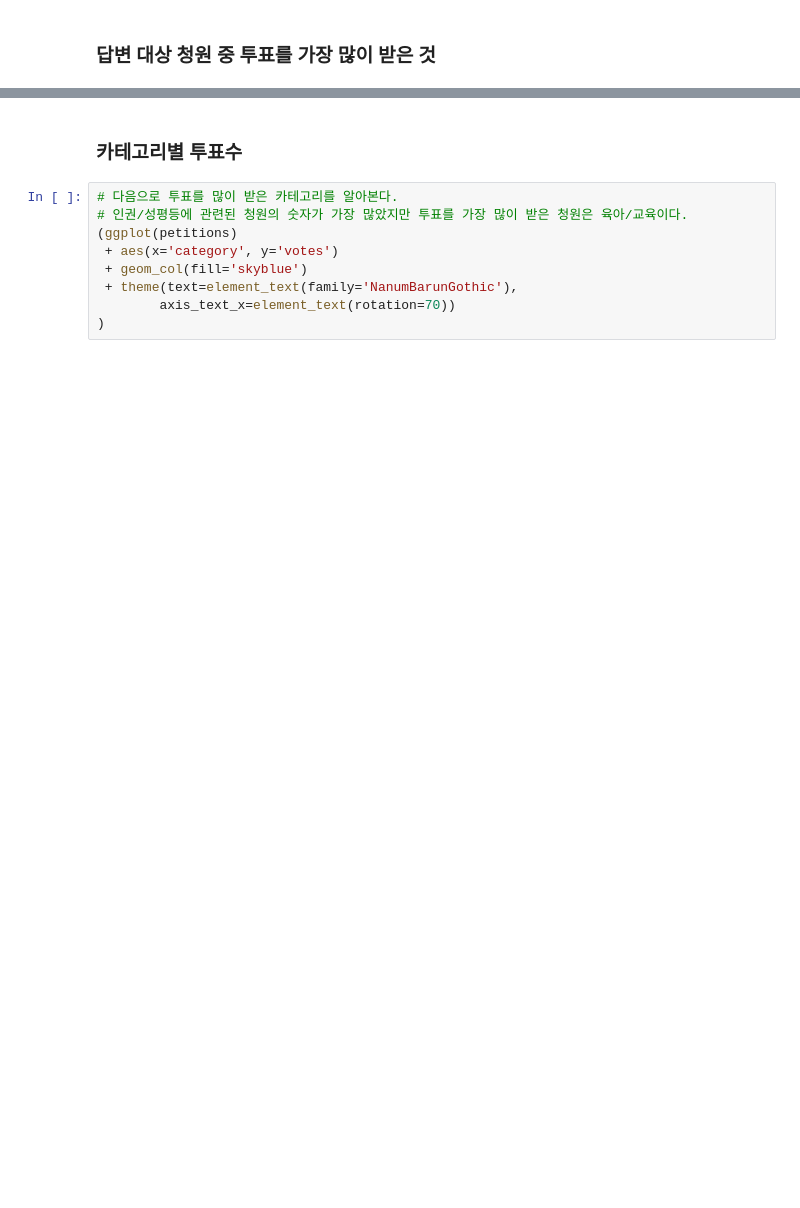
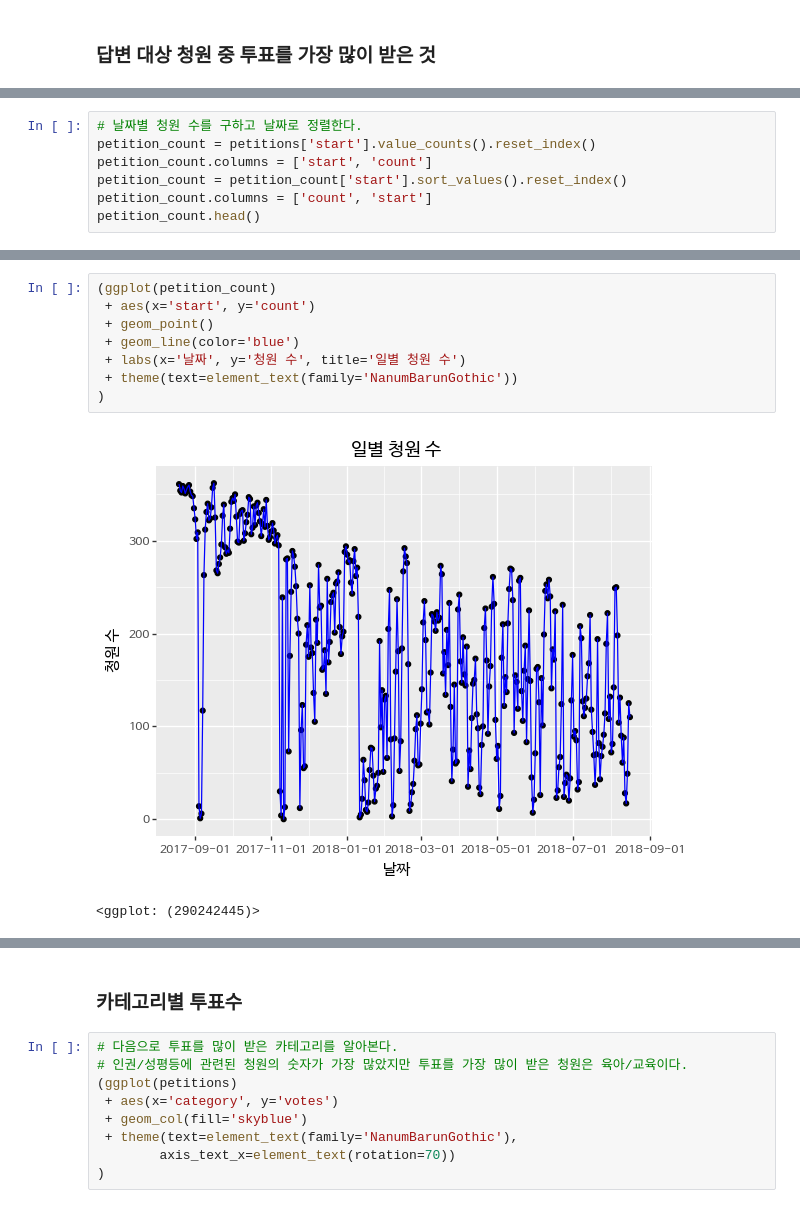
Before and after one commit to corazzon/petitionWrangling, a Jupyter notebook: petition_pandas_plotnine.ipynb, the cells around one changed output, grey strips where cells are left out. Saved outputs shown, nothing was run; the diff lists cells and outputs as text; blank space fills up the shorter version.

Commit message:
add geom_line chart

```diff
--- a/petition_pandas_plotnine.ipynb
+++ b/petition_pandas_plotnine.ipynb
@@ -415,3 +404,10 @@ answered_df.sort_values('votes', ascending=False).head(5)
 * 한글을 사용하기 위해서는 ggplot에서 theme에 폰트를 지정해 주면된다.
 * 아래의 문서를 참고하면 **element_text**와 관련된 옵션을 볼 수 있다.
 * 참고 : [plotnine.themes.element_text — plotnine 0.3.0 documentation](http://plotnine.readthedocs.io/en/stable/generated/plotnine.themes.element_text.html)
+# %%
+# 날짜별 청원 수를 구하고 날짜로 정렬한다.
+petition_count = petitions['start'].value_counts().reset_index()
+petition_count.columns = ['start', 'count']
+petition_count = petition_count['start'].sort_values().reset_index()
+petition_count.columns = ['count', 'start']
+petition_count.head()
@@ -417,0 +421,11 @@ answered_df.sort_values('votes', ascending=False).head(5)
+# %%
+(ggplot(petition_count)
+ + aes(x='start', y='count')
+ + geom_point()
+ + geom_line(color='blue')
+ + labs(x='날짜', y='청원 수', title='일별 청원 수')
+ + theme(text=element_text(family='NanumBarunGothic'))
+)
+# %% [output]
+[figure, added]
+<ggplot: (290242445)>
```
Also changed, not shown: parts of 46 cells of this notebook.
